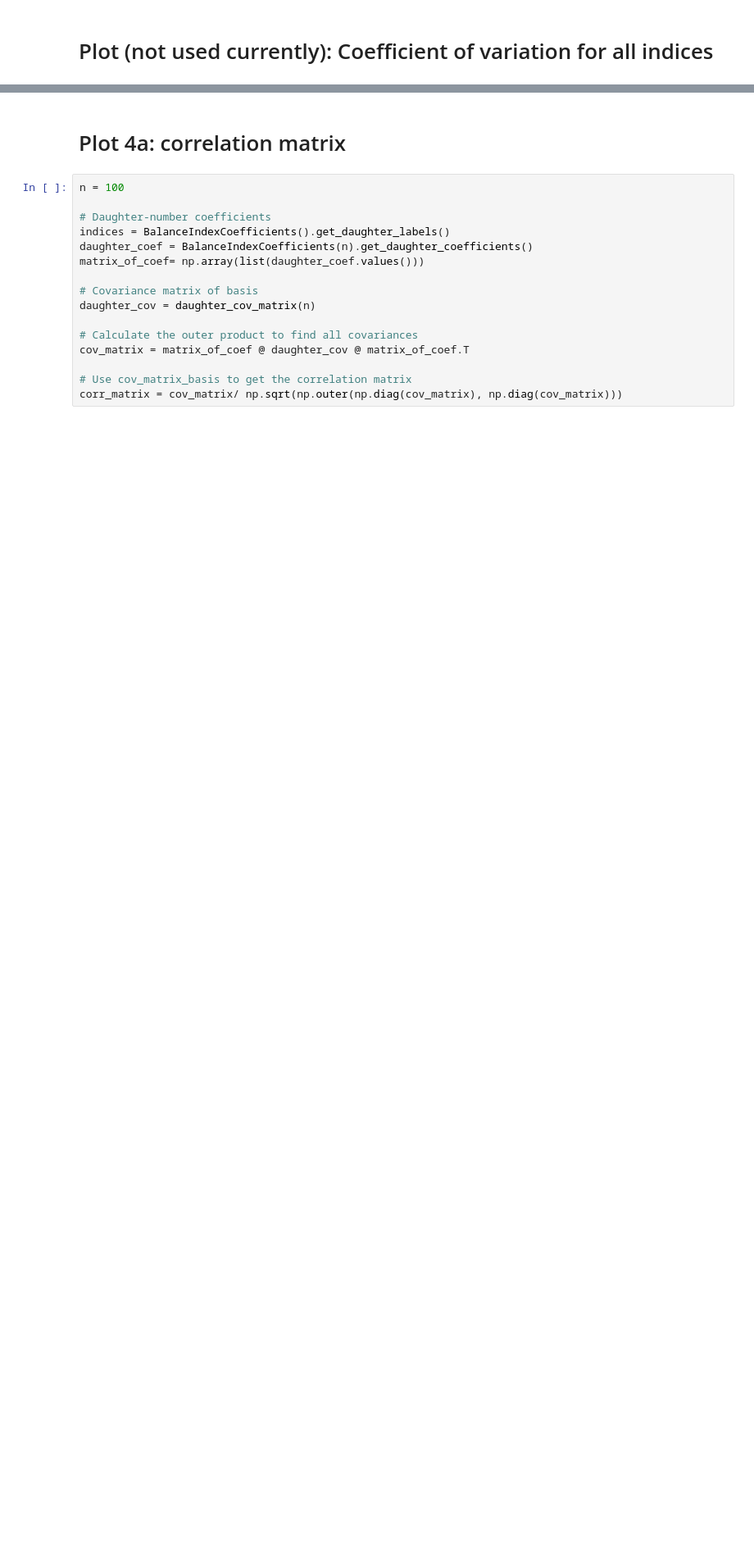
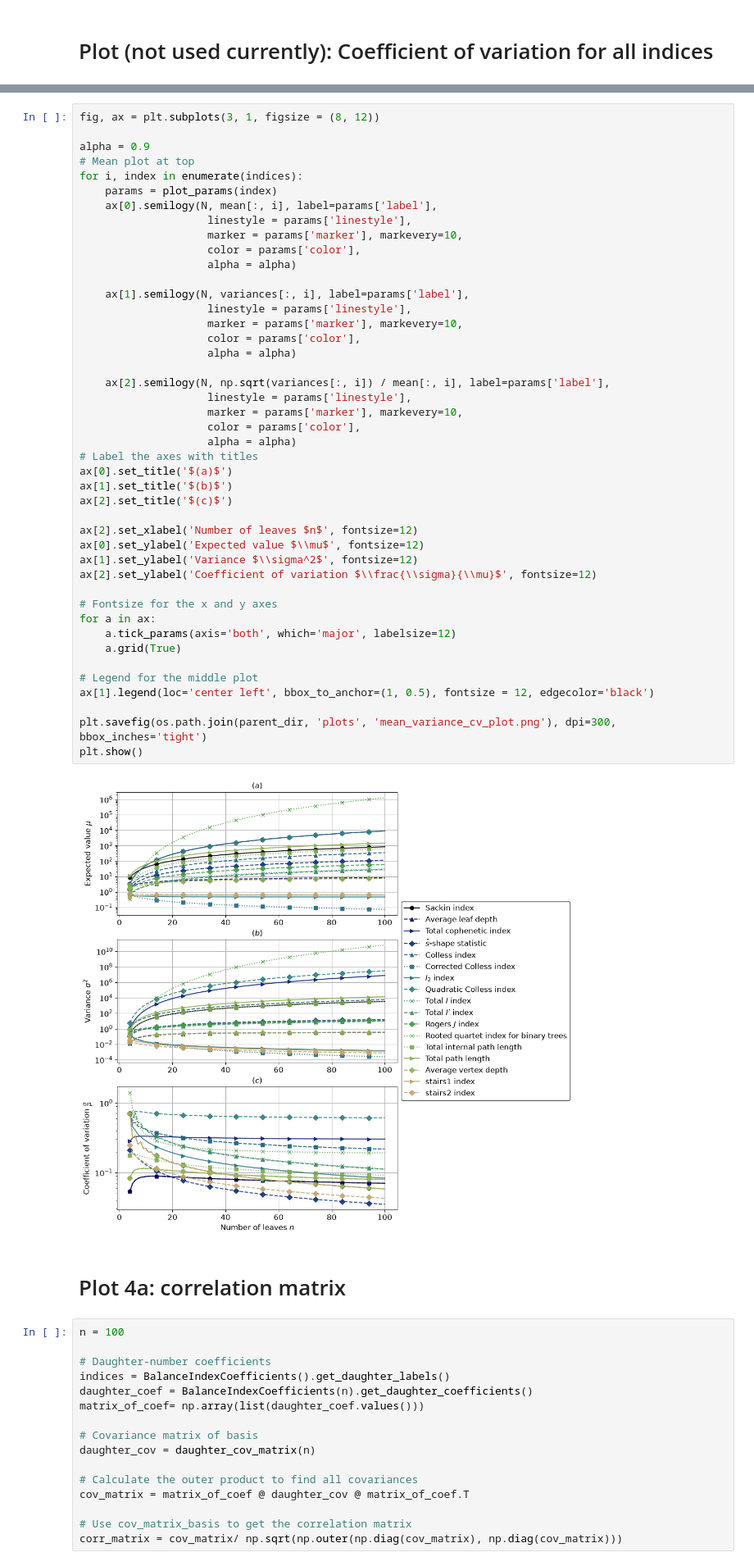
Before and after one commit to dbauman18/phylogenetic_basis_statistics, a Jupyter notebook: notebooks/plot_figures.ipynb, the cells around one changed output, grey strips where cells are left out. Shown at 82% size. Cells and saved outputs as stored; diff of their text form; blank space fills up the shorter version.

Commit message:
new plot all in one

```diff
--- a/notebooks/plot_figures.ipynb
+++ b/notebooks/plot_figures.ipynb
@@ -128,3 +130,49 @@ plt.show()
+# %%
+fig, ax = plt.subplots(3, 1, figsize = (8, 12))
+
+alpha = 0.9
+# Mean plot at top
+for i, index in enumerate(indices):
+    params = plot_params(index)
+    ax[0].semilogy(N, mean[:, i], label=params['label'],
+                    linestyle = params['linestyle'],
+                    marker = params['marker'], markevery=10,
+                    color = params['color'],
+                    alpha = alpha)
+
+    ax[1].semilogy(N, variances[:, i], label=params['label'],
+                    linestyle = params['linestyle'],
+                    marker = params['marker'], markevery=10,
+                    color = params['color'],
+                    alpha = alpha)
+
+    ax[2].semilogy(N, np.sqrt(variances[:, i]) / mean[:, i], label=params['label'],
+                    linestyle = params['linestyle'],
+                    marker = params['marker'], markevery=10,
+                    color = params['color'],
+                    alpha = alpha)
+# Label the axes with titles
+ax[0].set_title('$(a)$')
+ax[1].set_title('$(b)$')
+ax[2].set_title('$(c)$')
+
+ax[2].set_xlabel('Number of leaves $n$', fontsize=12)
+ax[0].set_ylabel('Expected value $\\mu$', fontsize=12)
+ax[1].set_ylabel('Variance $\\sigma^2$', fontsize=12)
+ax[2].set_ylabel('Coefficient of variation $\\frac{\\sigma}{\\mu}$', fontsize=12)
+
+# Fontsize for the x and y axes
+for a in ax:
+    a.tick_params(axis='both', which='major', labelsize=12)
+    a.grid(True)
+
+# Legend for the middle plot
+ax[1].legend(loc='center left', bbox_to_anchor=(1, 0.5), fontsize = 12, edgecolor='black')
+
+plt.savefig(os.path.join(parent_dir, 'plots', 'mean_variance_cv_plot.png'), dpi=300, bbox_inches='tight')
+plt.show()
+# %% [output]
+[figure, added]
 # %% [markdown]
 # Plot 4a: correlation matrix
 # %%
```
Also changed, not shown: parts of 4 cells of this notebook, 4 other files.
